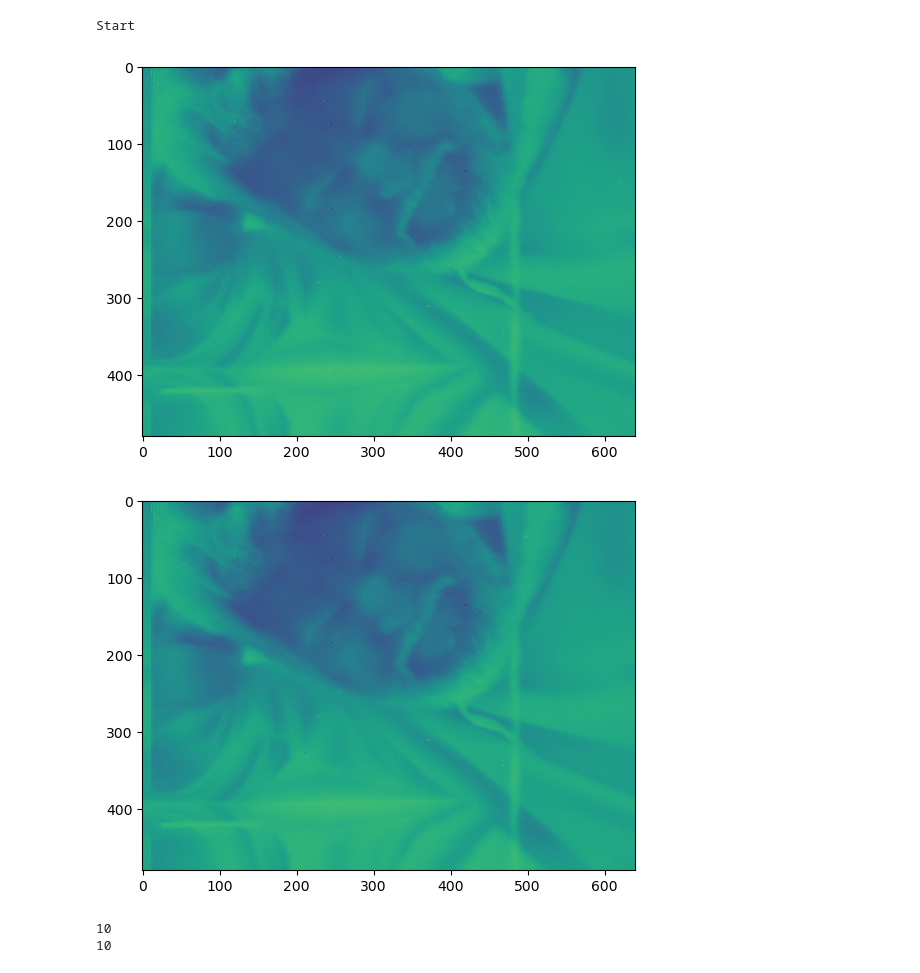
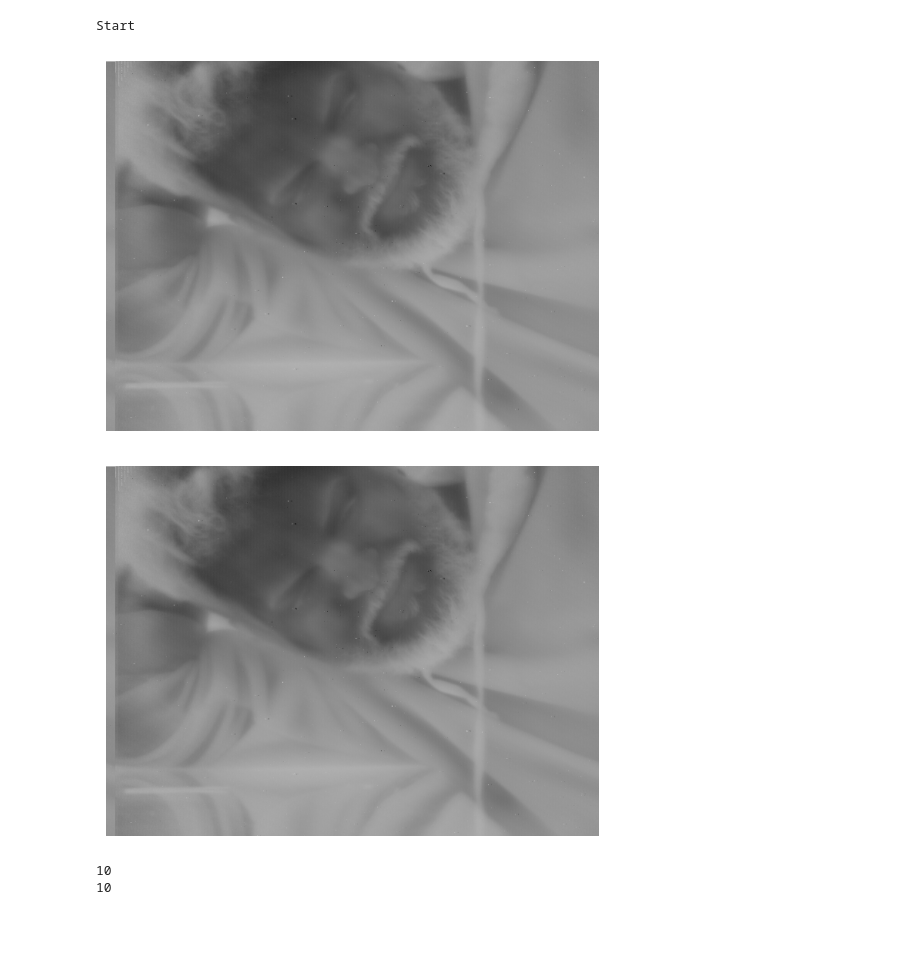
Before and after one commit to azzoz20011/ContrastEnhancement, a Jupyter notebook: read.ipynb, the cells around one changed output. Saved outputs shown, nothing was run; the diff lists cells and outputs as text; code cells hidden in the pictures; blank space fills up the shorter version.

Commit message:
Added color gray color map and turn off the axis

```diff
--- a/read.ipynb
+++ b/read.ipynb
@@ -11,26 +11,28 @@ FILE = "vids/Almesbar_face_20_08_2025_1.mkv"
 # %%
 # Read the video
 cont = av.open(FILE)
 vstream  = cont.streams.video[0]
 
 print("Start")
 
 c = 0
 # Read fivdeo frames
 for frame in cont.decode(vstream):
 
     arr = frame.to_ndarray(format="gray16le")
 
-    im = plt.imshow(arr)
+    im = plt.imshow(arr, cmap="gray")
+    plt.axis("off")
+
     c+=1
     plt.pause(0.1)
     plt.show()
     if c == 2: # Since matplotlib will keep showing images I limited the shown frames to one, more can be show as pleased, but this needs to be fixed anyway
         break
 # %% [output]
 Start
-[figure, old version]
+[figure, new version]
-[figure, old version]
+[figure, new version]
 # %%
 a = np.arange(1,11)
 b = np.arange(1, 20, 2)
```
